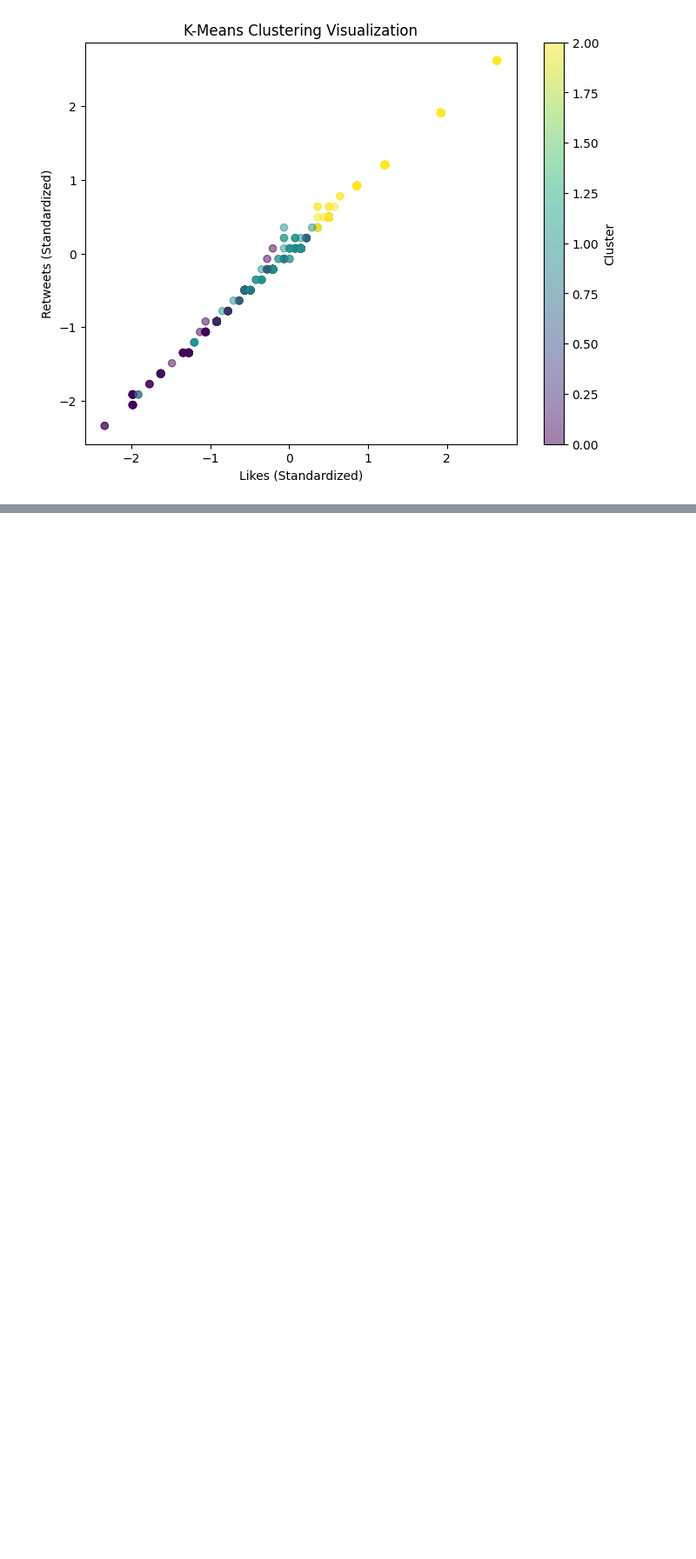
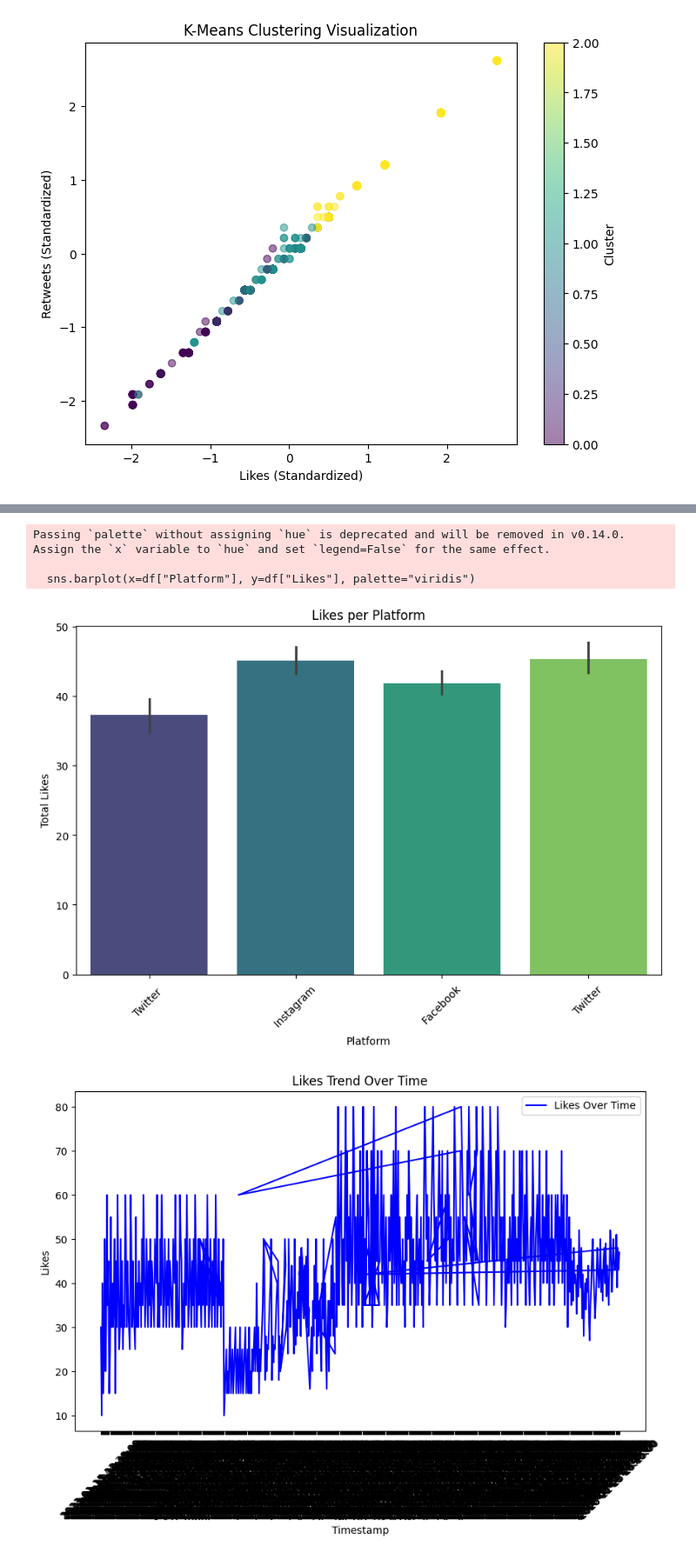
Before and after one commit to tyagiji84/INITIAL_CODES, a Jupyter notebook: Untitled8.ipynb, the cells around one changed output, grey strips where cells are left out. Shown at 87% size. Drawn from its saved outputs; the diff is of its cells as text; code cells hidden in the pictures; blank space fills up the shorter version.

```diff
--- a/Untitled8.ipynb
+++ b/Untitled8.ipynb
@@ -259,0 +560,38 @@ plt.show()
+# %%
+import pandas as pd
+import matplotlib.pyplot as plt
+import seaborn as sns
+import plotly.express as px
+
+# Load dataset
+df = pd.read_csv("him.csv")
+
+# Bar Chart (Matplotlib + Seaborn)
+plt.figure(figsize=(10, 6))
+sns.barplot(x=df["Platform"], y=df["Likes"], palette="viridis")
+plt.xlabel("Platform")
+plt.ylabel("Total Likes")
+plt.title("Likes per Platform")
+plt.xticks(rotation=45)
+plt.show()
+
+# Line Graph (Matplotlib)
+plt.figure(figsize=(10, 6))
+plt.plot(df["Timestamp"], df["Likes"], color="blue", label="Likes Over Time")
+plt.xlabel("Timestamp")
+plt.ylabel("Likes")
+plt.title("Likes Trend Over Time")
+plt.legend()
+plt.xticks(rotation=45)
+plt.show()
+
+# Interactive Map (Plotly)
+fig = px.choropleth(df, locations="Country", locationmode="country names",
+                     color="Likes", title="Geographical Distribution of Likes")
+fig.show()
+# %% [output]
+Passing `palette` without assigning `hue` is deprecated and will be removed in v0.14.0. Assign the `x` variable to `hue` and set `legend=False` for the same effect.
+
+  sns.barplot(x=df["Platform"], y=df["Likes"], palette="viridis")
+[figure, added]
+[figure, added]
```
Also changed, not shown: parts of 24 cells of this notebook.
